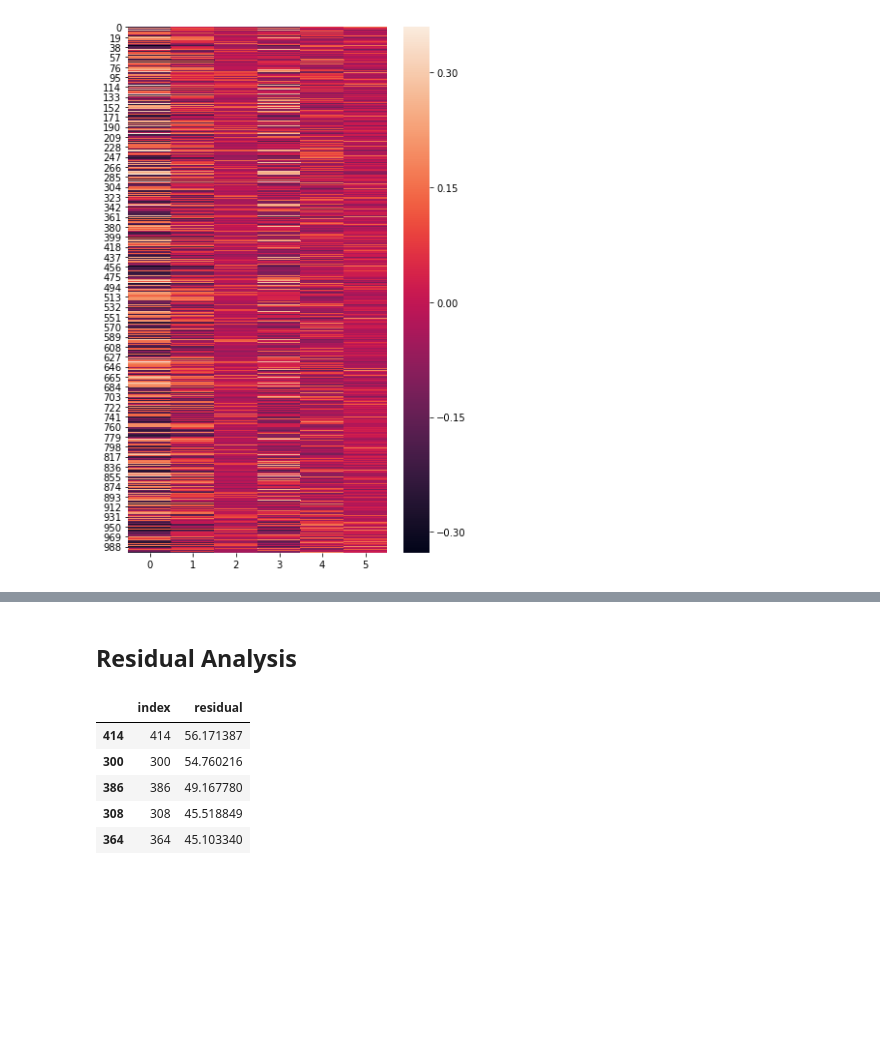
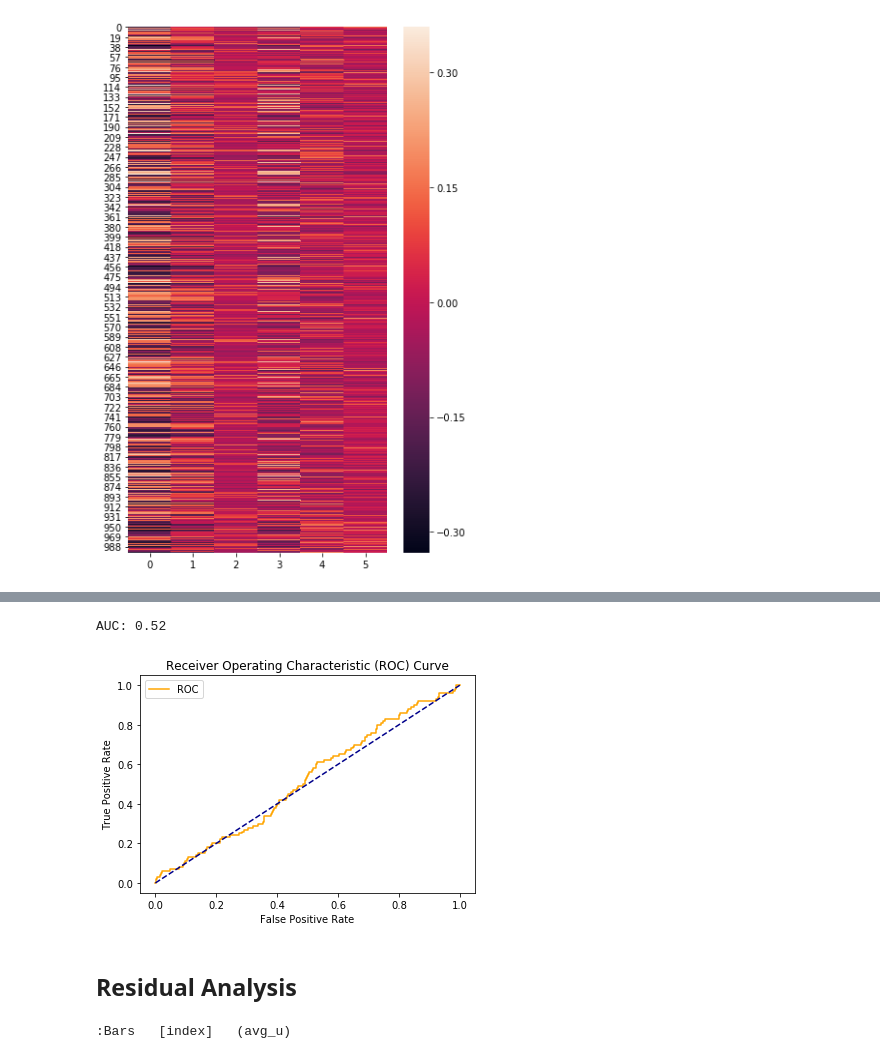
Before and after one commit to bayesways/bayes-sem, a Jupyter notebook: src/4.2.Simulation-Binary-Data.ipynb, the cells around one changed output, grey strips where cells are left out. Cells and saved outputs as stored; diff of their text form; code cells hidden in the pictures; blank space fills up the shorter version.

```diff
--- a/src/4.2.Simulation-Binary-Data.ipynb
+++ b/src/4.2.Simulation-Binary-Data.ipynb
@@ -100,0 +126,27 @@ hv.Bars(np.mean(abs(mu),0)).options(color='blue', xrotation=90).options(fig_inch
+# %%
+from sklearn.datasets import load_iris
+from sklearn.linear_model import LogisticRegression
+from sklearn.metrics import roc_auc_score, roc_curve
+def plot_roc_curve(fpr, tpr):
+    plt.plot(fpr, tpr, color='orange', label='ROC')
+    plt.plot([0, 1], [0, 1], color='darkblue', linestyle='--')
+    plt.xlabel('False Positive Rate')
+    plt.ylabel('True Positive Rate')
+    plt.title('Receiver Operating Characteristic (ROC) Curve')
+    plt.legend()
+    plt.show()
+# %%
+# y = np.zeros_like(data['D'])
+# y[900:,3:] = 1
+# y = y.flatten()
+
+y = np.zeros(data['N'])
+y[900:] = 1
+y = y.flatten()
+# %%
+mu2 = np.mean(ps['uu']**2,0)
+a1 = np.mean(mu,1)**2
+a2 = np.empty_like(mu2)
+for i in range(data['N']):
+    a2[i] = mu2[i] - a1[i]
+a3 = np.sum(a2,1)
@@ -101,16 +164,19 @@ hv.Bars(np.mean(abs(mu),0)).options(color='blue', xrotation=90).options(fig_inch
+# %%
+auc = roc_auc_score(y, a3)
+print('AUC: %.2f' % auc)
+fpr, tpr, thresholds = roc_curve(y, a3)
+plot_roc_curve(fpr, tpr)
+# %% [output]
+AUC: 0.52
+[figure, added]
 # %% [markdown]
 ## Residual Analysis
 # %%
 # %%opts Bars {+axiswise} [width=1000, height=300, ]
-res = pd.DataFrame(np.mean(abs(np.mean(ps1['uu'], 0)),1))
+res = pd.DataFrame(np.mean(abs(np.mean(ps['uu'], 0)),1))
 res.columns = ['avg_u']
 res.reset_index(inplace=True)
 res.sort_values('avg_u', ascending=False, inplace=True)
 hv.Bars(res[:20],).options(color='blue', xrotation=90).options(fig_inches=8, aspect=3)
 # %% [output]
-|  | index | residual |
-| 414 | 414 | 56.171387 |
-| 300 | 300 | 54.760216 |
-| 386 | 386 | 49.167780 |
-| 308 | 308 | 45.518849 |
-| 364 | 364 | 45.103340 |
+:Bars   [index]   (avg_u)
```
Also changed, not shown: parts of 8 cells of this notebook, 2 other files.
